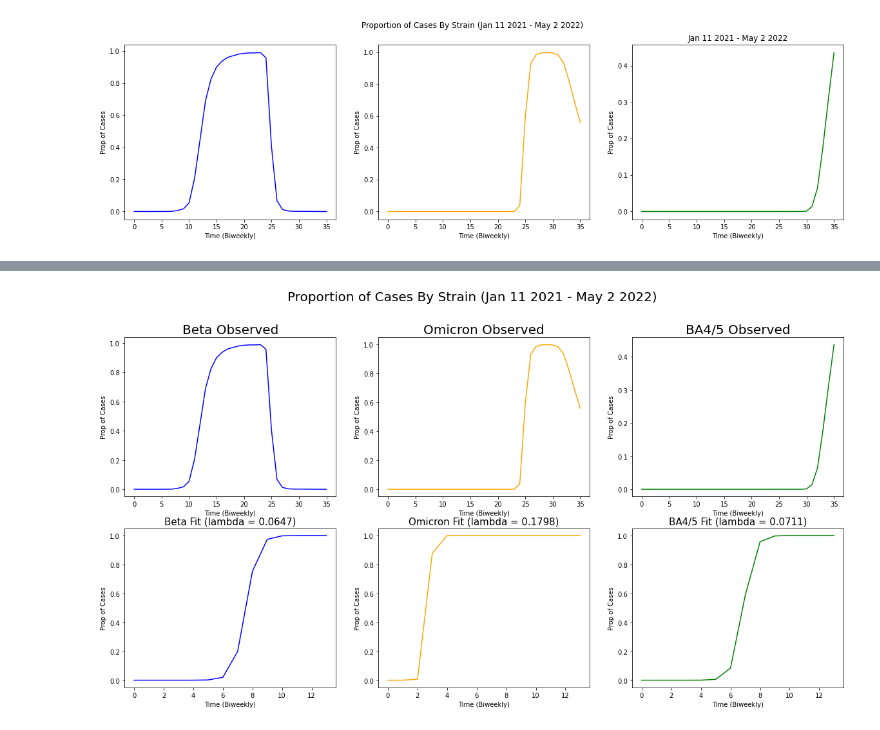
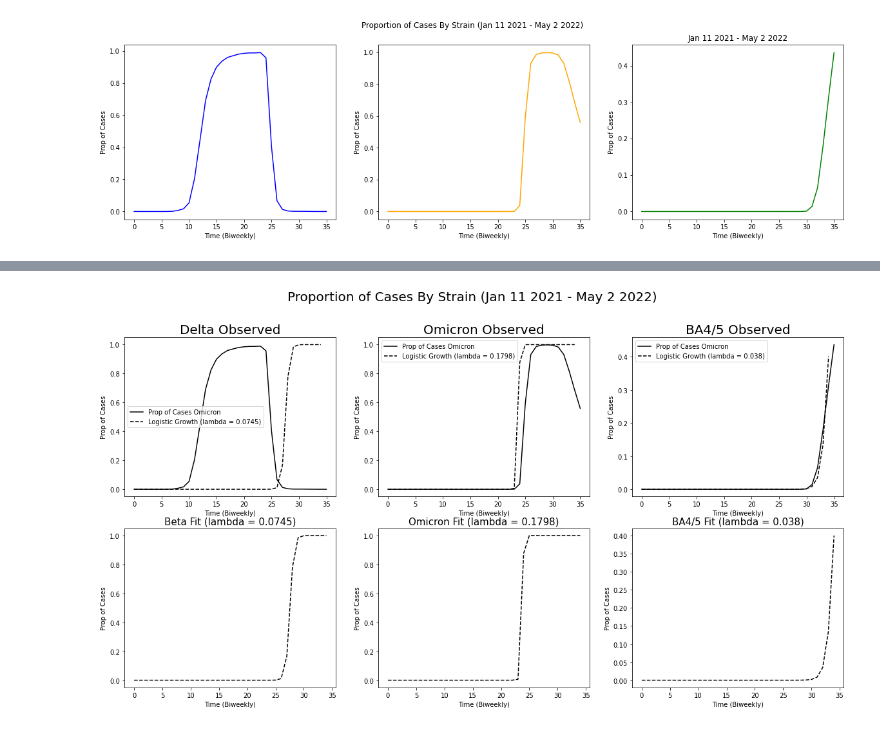
Before and after one commit to JennyHuang19/DOMATH_2022_COVID_MODELING, a Jupyter notebook: is_beta_wave_consistent.ipynb, the cells around one changed output, grey strips where cells are left out. Cells and saved outputs as stored; diff of their text form; code cells hidden in the pictures.

```diff
--- a/is_beta_wave_consistent.ipynb
+++ b/is_beta_wave_consistent.ipynb
@@ -435,7 +426,7 @@ for diff_beta in diff_beta_grid:
     T = np.linspace(0,days,steps)
 
     # Integrate (aka solve) the ODE; the logistic_vector is the solution.
-    logistic_vector = odeint(L, x, T, args=(0.185,gamma))
+    logistic_vector = odeint(L, x, T, args=(diff_beta, gamma))
 
     i_logistic_curve = logistic_vector[:,1]
 
@@ -564,3 +570,15 @@ ba123_ba45 = logistic_vector3[:,1]
+# %%
+# For creating aligned graphs: Align the start times of waves with logistic growth approximation.
+
+# wave 1
+# starting_frame = [0]*5
+betadelta = starting_frame + list(betadelta)
+# wave 2
+# starting_frame = [0] * 22
+delta_omicron12 = starting_frame + list(delta_omicron12)
+# wave 3
+# starting_frame = [0] * 21
+ba123_ba45 = starting_frame + list(ba123_ba45)
 # %%
 # Corresponding logistic growth curves with estimated b2-b1.
 fig, (ax1, ax2, ax3) = plt.subplots(1, 3)
@@ -588,40 +606,47 @@ Text(0.5, 0.98, 'Proportion of Cases By Strain (Jan 11 2021 - May 2 2022)')
 # %%
 # Corresponding logistic growth curves with estimated b2-b1.
 fig, ax = plt.subplots(nrows=2, ncols=3)
 fig.set_size_inches(20, 10)
 
-ax[0,0].plot(percentDelta, label='Prop of Cases Omicron', color = 'blue')
+ax[0,0].plot(covid_vc["perc_deltas"], color='black', label='Prop of Cases Omicron')
+ax[0,0].plot(betadelta, color='black', linestyle = '--', label='Logistic Growth (lambda = 0.0745)')
 ax[0,0].set_xlabel('Time (Biweekly)')
 ax[0,0].set_ylabel('Prop of Cases')
-ax[0,0].set_title("Beta Observed", fontsize='20')
+ax[0,0].set_title("Delta Observed", fontsize='20')
+ax[0,0].legend()
 
-ax[0,1].plot(percentOmicron, label='Prop of Cases Omicron', color = 'orange')
+ax[0,1].plot(covid_vc["perc_omicrons"], color='black', label='Prop of Cases Omicron')
+ax[0,1].plot(delta_omicron12, color='black', linestyle = '--', label='Logistic Growth (lambda = 0.1798)')
 ax[0,1].set_xlabel('Time (Biweekly)')
 ax[0,1].set_ylabel('Prop of Cases')
 ax[0,1].set_title("Omicron Observed", fontsize='20')
+ax[0,1].legend()
 
-ax[0,2].plot(percentBA45, label='Prop of Cases Omicron', color = 'green')
+ax[0,2].plot(covid_vc["perc_ba45"], color='black', label='Prop of Cases Omicron')
+ax[0,2].plot(ba123_ba45, color='black', linestyle = '--', label='Logistic Growth (lambda = 0.038)')
 ax[0,2].set_xlabel('Time (Biweekly)')
 ax[0,2].set_ylabel('Prop of Cases')
 ax[0,2].set_title("BA4/5 Observed", fontsize='20')
+ax[0,2].legend()
 
-ax[1,0].plot(betadelta, label='Prop of Cases Omicron', color = 'blue')
+ax[1,0].plot(betadelta, label='Prop of Cases Omicron', color='black', linestyle = '--')
 ax[1,0].set_xlabel('Time (Biweekly)')
 ax[1,0].set_ylabel('Prop of Cases')
-ax[1,0].set_title("Beta Fit (lambda = 0.0647)", fontsize='15')
+ax[1,0].set_title("Beta Fit (lambda = 0.0745)", fontsize='15')
 
-ax[1,1].plot(delta_omicron12, label='Prop of Cases Omicron', color = 'orange')
+ax[1,1].plot(delta_omicron12, label='Prop of Cases Omicron',color='black',linestyle = '--')
 ax[1,1].set_xlabel('Time (Biweekly)')
 ax[1,1].set_ylabel('Prop of Cases')
 ax[1,1].set_title("Omicron Fit (lambda = 0.1798)", fontsize='15')
 
-ax[1,2].plot(ba123_ba45, label='Prop of Cases Omicron', color = 'green')
+ax[1,2].plot(ba123_ba45, label='Prop of Cases Omicron', color='black',linestyle = '--')
 ax[1,2].set_xlabel('Time (Biweekly)')
 ax[1,2].set_ylabel('Prop of Cases')
-ax[1,2].set_title("BA4/5 Fit (lambda = 0.0711)", fontsize='15')
+ax[1,2].set_title("BA4/5 Fit (lambda = 0.038)", fontsize='15')
 
 fig.suptitle("Proportion of Cases By Strain (Jan 11 2021 - May 2 2022)", fontsize='20')
 
+
 fig.savefig('variant_competition_logistic.pdf')
 # %% [output]
-[figure, old version]
+[figure, new version]
```
Also changed, not shown: parts of 16 cells of this notebook.
